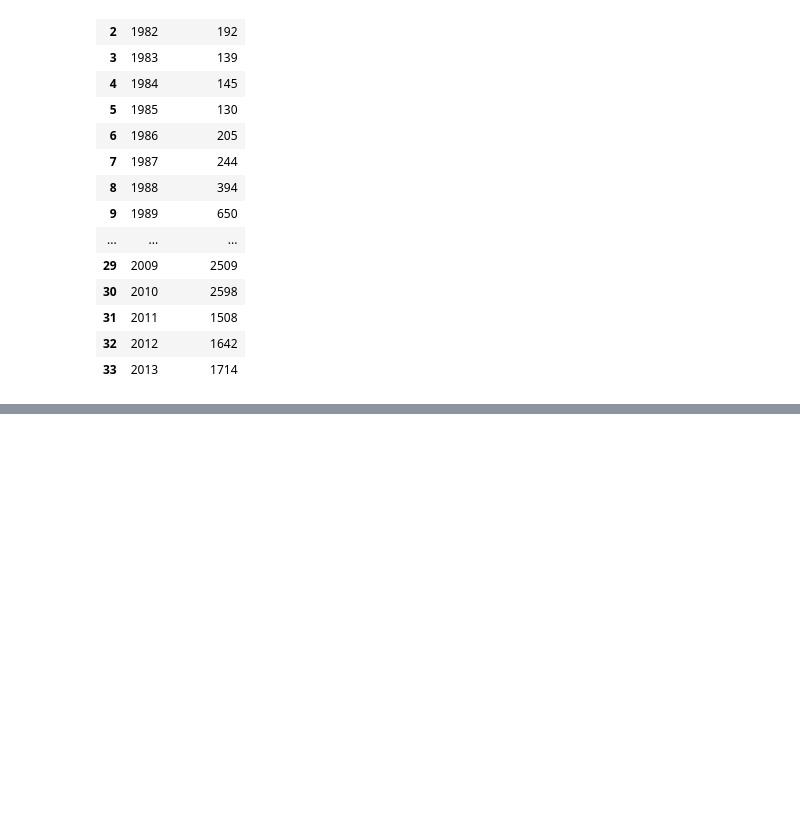
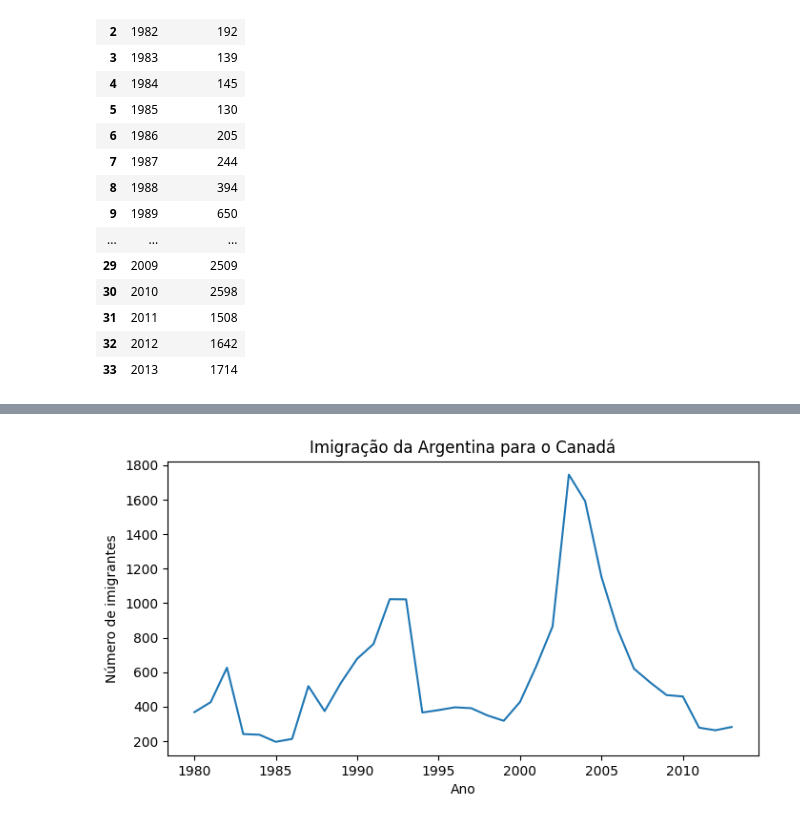
Before and after one commit to Leeogmz/HTML-CSS, a Jupyter notebook: Data_Visualization.ipynb, the cells around one changed output, grey strips where cells are left out. Saved outputs shown, nothing was run; the diff lists cells and outputs as text; code cells hidden in the pictures; blank space fills up the shorter version.

```diff
--- a/Data_Visualization.ipynb
+++ b/Data_Visualization.ipynb
@@ -83,3 +83,6 @@ brasil
 2012    1642
 2013    1714
 Name: Brasil, dtype: object
+# %%
+argentina = df.loc['Argentina', anos]
+argentina
@@ -86,5 +107,7 @@ Name: Brasil, dtype: object
 # %%
 brasil_dict = {'ano': brasil.index.tolist(),'imigrantes': brasil.values.tolist()}
+# %%
+argentina_dict = {'ano': argentina.index.tolist(),'imigrantes': argentina.values.tolist()}
 # %%
 dados_brasil = pd.DataFrame(brasil_dict)
 dados_brasil
@@ -106,3 +129,6 @@ dados_brasil
 | 31 | 2011 | 1508 |
 | 32 | 2012 | 1642 |
 | 33 | 2013 | 1714 |
+# %%
+dados_argentina = pd.DataFrame(argentina_dict)
+dados_argentina
@@ -117,0 +165,10 @@ plt.show()
+# %%
+plt.figure(figsize=(8,4))
+plt.plot(dados_argentina['ano'], dados_argentina['imigrantes'])
+plt.title('Imigração da Argentina para o Canadá')
+plt.xlabel('Ano')
+plt.ylabel('Número de imigrantes')
+plt.xticks(['1980','1985','1990','1995','2000','2005','2010'])
+plt.show()
+# %% [output]
+[figure, added]
```
Also changed, not shown: parts of 3 cells of this notebook.
